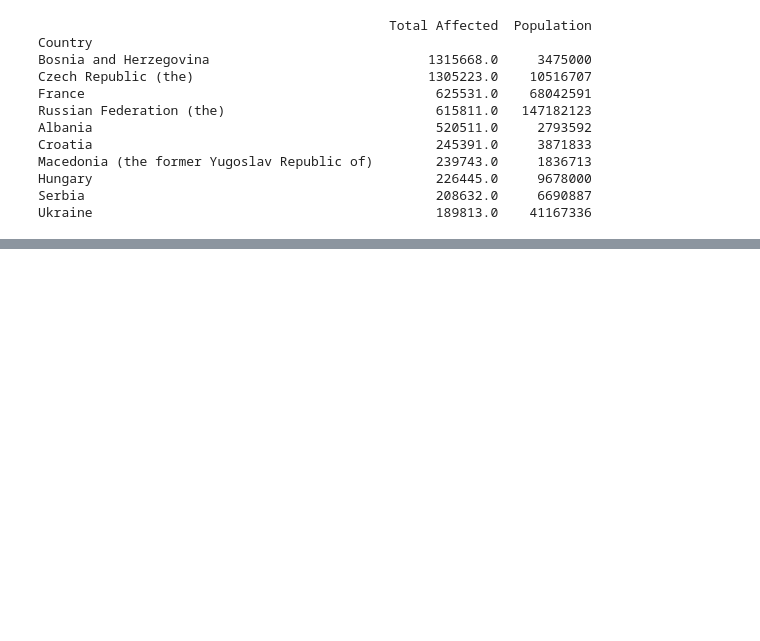
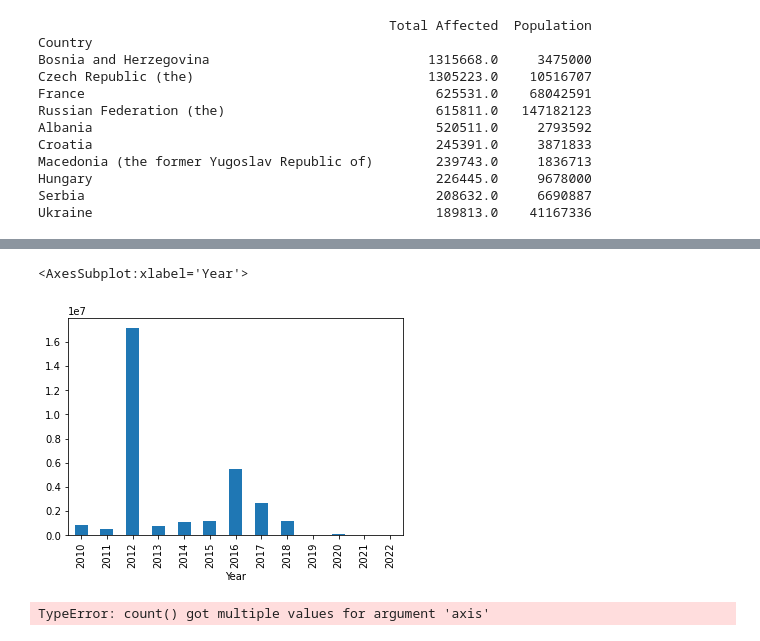
Before and after one commit to IrinaS-D/Data_analysis_samples, a Jupyter notebook: Earthquake_impact.ipynb, the cells around one changed output, grey strips where cells are left out. Drawn from its saved outputs; the diff is of its cells as text; code cells hidden in the pictures; blank space fills up the shorter version.

```diff
--- a/Earthquake_impact.ipynb
+++ b/Earthquake_impact.ipynb
@@ -153,0 +250,3 @@ Ukraine                                            189813.0    41167336
+# %%
+df_year_sum = df_Italy.groupby("Year")["Total Damages ('000 US$)"].sum()
+df_year_sum
@@ -153,0 +269,9 @@ Ukraine                                            189813.0    41167336
+# %%
+df_year_sum.plot(kind = "bar")
+# %% [output]
+<AxesSubplot:xlabel='Year'>
+[figure, added]
+# %%
+df_Italy.count("Disaster Type", axis=1)
+# %% [output]
+TypeError: count() got multiple values for argument 'axis'
```
Also changed, not shown: parts of 9 cells of this notebook.
